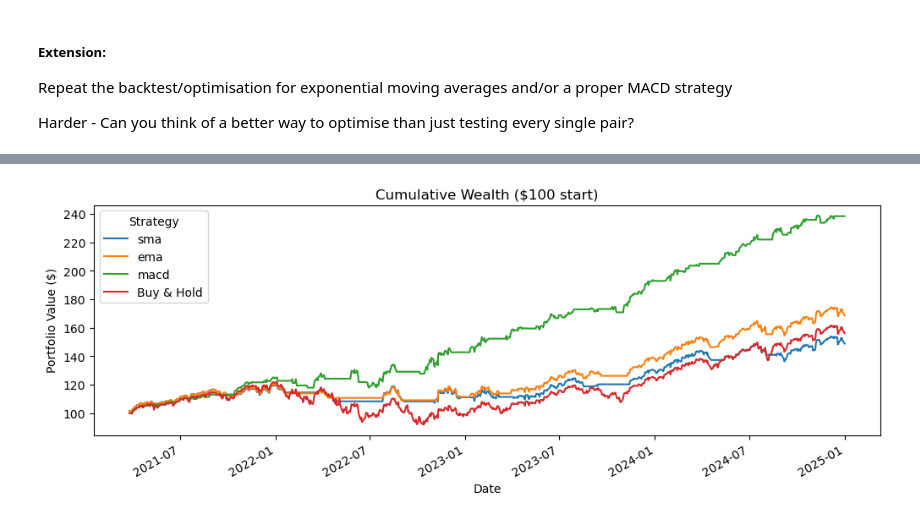
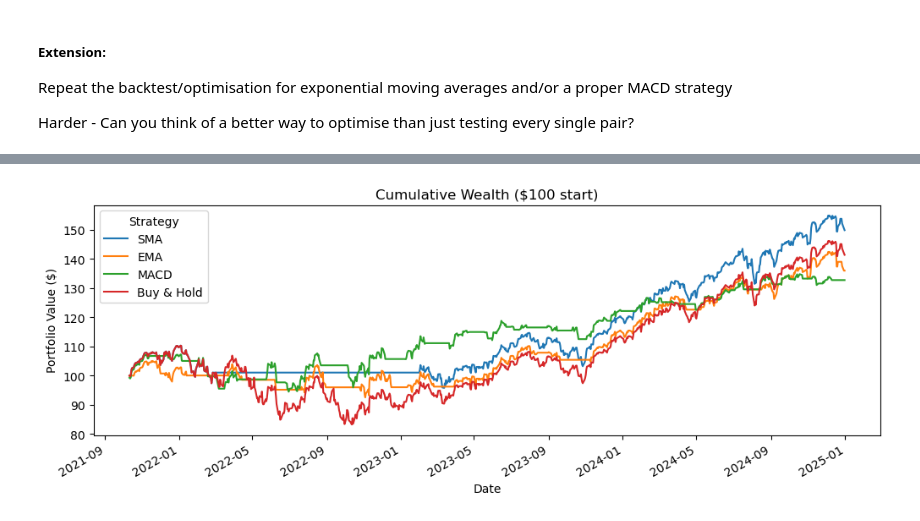
Before and after one commit to MegaCookies88/IC-AlgoCourse, a Jupyter notebook: 1-Momentum.ipynb, the cells around one changed output, grey strips where cells are left out. Cells and saved outputs as stored; diff of their text form; code cells hidden in the pictures.

```diff
--- a/1-Momentum.ipynb
+++ b/1-Momentum.ipynb
@@ -296,29 +416,34 @@ Harder - Can you think of a better way to optimise than just testing every singl
 df = SPY_data.copy()
 
 # Windows
-fast_window = 10
-slow_window = 50
-macd_window = 9
+sma_fast_window = best_sma['params']['fast']
+sma_slow_window = best_sma['params']['slow']
+ema_fast_window = best_ema['params']['fast']
+ema_slow_window = best_ema['params']['slow']
+macd_fast_window = best_macd['params']['fast']
+macd_slow_window = best_macd['params']['slow']
+macd_window = best_macd['params']['signal']
 
 # Simple Moving Average
-df['sma_slow'] = df['close'].rolling(window=slow_window).mean()
-df['sma_fast'] = df['close'].rolling(window=fast_window ).mean()
-df['sma_signal'] = df.apply(lambda x: int(x.sma_slow<x.sma_fast), axis=1)
+df['sma_slow'] = df['close'].rolling(window=sma_slow_window).mean()
+df['sma_fast'] = df['close'].rolling(window=sma_fast_window ).mean()
+df['sma_signal'] = (df['sma_fast'] > df['sma_slow']).astype(int).shift(1)
 
 # Exponential Moving Average
-df['ema_slow'] = df['close'].ewm(span=slow_window, min_periods=slow_window, adjust=False).mean()
-df['ema_fast'] = df['close'].ewm(span=fast_window, min_periods=fast_window, adjust=False).mean()
-df['ema_signal'] = df.apply(lambda x: int(x.ema_slow<x.ema_fast), axis=1)
+df['ema_slow'] = df['close'].ewm(span=ema_slow_window, min_periods=ema_slow_window, adjust=False).mean()
+df['ema_fast'] = df['close'].ewm(span=ema_fast_window, min_periods=ema_fast_window, adjust=False).mean()
+df['ema_signal'] = (df['ema_fast'] > df['ema_slow']).astype(int).shift(1)
 
 # MACD (Moving Average Convergence Divergence)
-df['macd_line'] = (df['ema_fast'] - df['ema_slow'])
+df['macd_line']= df['close'].ewm(span=macd_fast_window, min_periods=ema_fast_window, adjust=False).mean() -\
+    df['close'].ewm(span=macd_slow_window, min_periods=macd_slow_window, adjust=False).mean()
 df['macd_signal_line'] = df['macd_line'].ewm(span=macd_window, min_periods=macd_window, adjust=False).mean()
-df['macd_signal'] = df.apply(lambda x: int(x.macd_line>x.macd_signal_line), axis=1)
+df['macd_signal'] = (df['macd_line'] > df['macd_signal_line']).astype(int).shift(1)
 
 # Calculate returns
 for c in df.columns:
     if c.endswith('_signal'):
         df[f"{c[:-7]}_return"] = df[c] * df['close'].pct_change()
 
+# Drop NaNs
 df.dropna(inplace=True)
-df
@@ -340,24 +450,24 @@ df
 # %%
-# 1) Pick all strategy return columns (assumed decimal daily returns)
+# Pick all strategy return columns (assumed decimal daily returns)
 ret_cols = df.filter(regex=r'_return$')
 
-# 2) Turn into $100 cumulative wealth curves (fill NaNs with 0 to avoid breaks)
+# Turn into $100 cumulative wealth curves (fill NaNs with 0 to avoid breaks)
 cum_strats = (1 + ret_cols.fillna(0)).cumprod() * 100
 
-# Optional: nicer legend labels by stripping the suffix
-cum_strats.columns = [c[:-7] for c in cum_strats.columns]  # remove "_return"
+# Nicer legend labels
+cum_strats.columns = [c[:-7].upper() for c in cum_strats.columns]  # remove "_return"
 
 # 3) Buy & Hold curve from close
 buy_hold = 100 * (df['close'] / df['close'].iloc[0])
 
 # 4) Plot
 plt.figure(figsize=(12,4))
 cum_strats.plot(ax=plt.gca())
 buy_hold.plot(ax=plt.gca(), label='Buy & Hold')
 plt.title('Cumulative Wealth ($100 start)')
 plt.xlabel('Date')
 plt.ylabel('Portfolio Value ($)')
 plt.legend(title='Strategy')
 plt.show()
 # %% [output]
-[figure, old version]
+[figure, new version]
```
Also changed, not shown: parts of 9 cells of this notebook.
